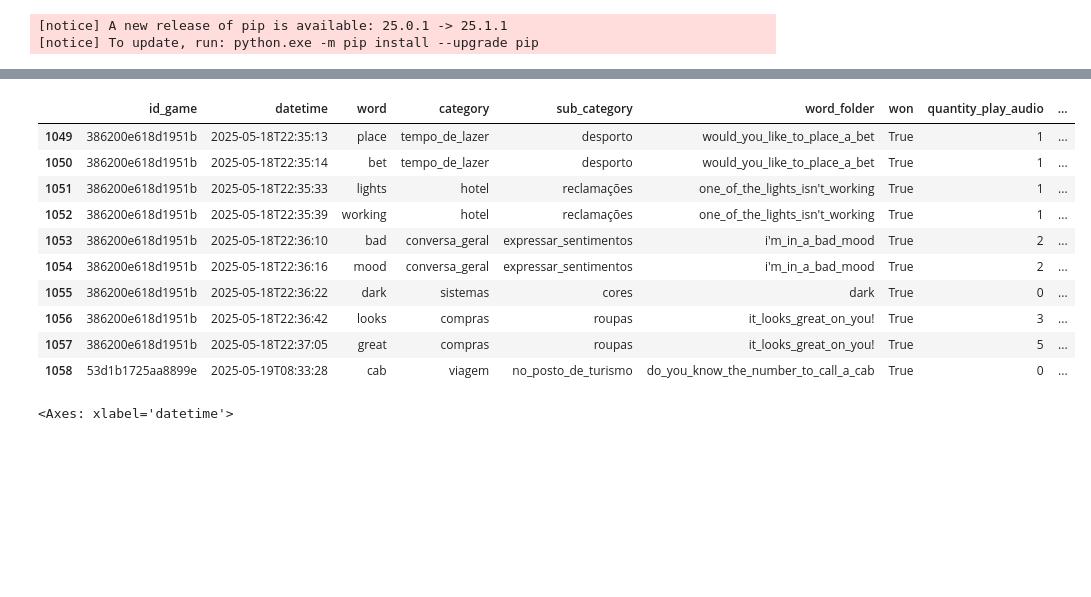
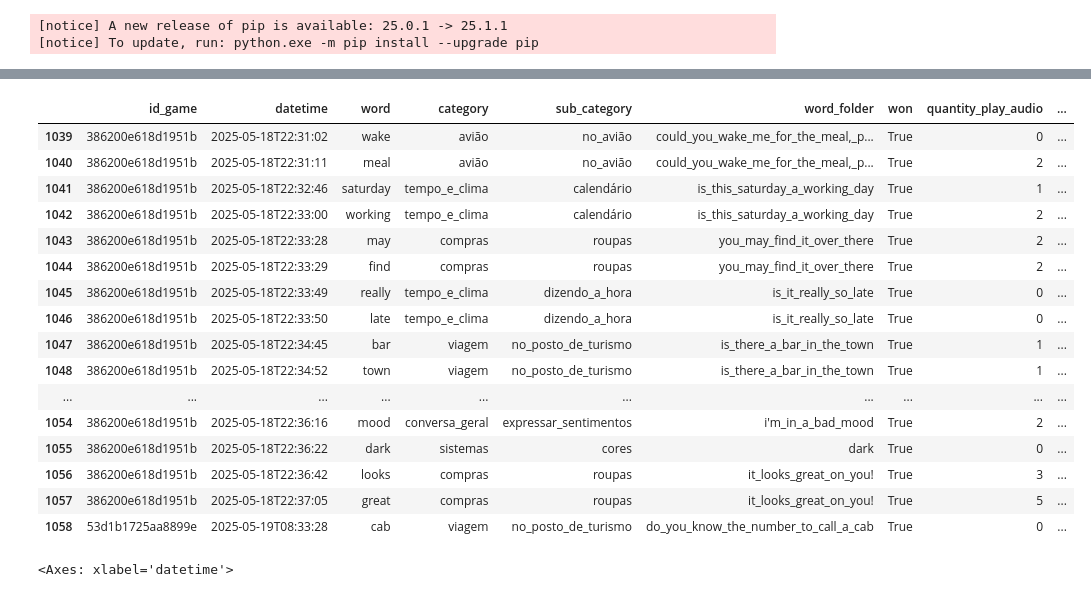
Before and after one commit to GuilhermeBranddao/fast-english, a Jupyter notebook: app/stats_words/generate_statistc.ipynb, the cells around one changed output, grey strips where cells are left out. Saved outputs shown, nothing was run; the diff lists cells and outputs as text; code cells hidden in the pictures; blank space fills up the shorter version.

```diff
--- a/app/stats_words/generate_statistc.ipynb
+++ b/app/stats_words/generate_statistc.ipynb
@@ -42,16 +27,22 @@ os.chdir("..")
 # %%
 import pandas as pd
 
 # df = pd.read_csv("database/infos/game_data_hangman.csv")
 df = pd.read_csv("database/infos/game_data_word_shuffle_game.csv")
-df.tail(10)
+df.tail(20)
 # %% [output]
 |  | id_game | datetime | word | category | sub_category | word_folder | won | quantity_play_audio | ... |
-| 1049 | 386200e618d1951b | 2025-05-18T22:35:13 | place | tempo_de_lazer | desporto | would_you_like_to_place_a_bet | True | 1 | ... |
-| 1050 | 386200e618d1951b | 2025-05-18T22:35:14 | bet | tempo_de_lazer | desporto | would_you_like_to_place_a_bet | True | 1 | ... |
-| 1051 | 386200e618d1951b | 2025-05-18T22:35:33 | lights | hotel | reclamações | one_of_the_lights_isn't_working | True | 1 | ... |
-| 1052 | 386200e618d1951b | 2025-05-18T22:35:39 | working | hotel | reclamações | one_of_the_lights_isn't_working | True | 1 | ... |
-| 1053 | 386200e618d1951b | 2025-05-18T22:36:10 | bad | conversa_geral | expressar_sentimentos | i'm_in_a_bad_mood | True | 2 | ... |
+| 1039 | 386200e618d1951b | 2025-05-18T22:31:02 | wake | avião | no_avião | could_you_wake_me_for_the_meal,_p... | True | 0 | ... |
+| 1040 | 386200e618d1951b | 2025-05-18T22:31:11 | meal | avião | no_avião | could_you_wake_me_for_the_meal,_p... | True | 2 | ... |
+| 1041 | 386200e618d1951b | 2025-05-18T22:32:46 | saturday | tempo_e_clima | calendário | is_this_saturday_a_working_day | True | 1 | ... |
+| 1042 | 386200e618d1951b | 2025-05-18T22:33:00 | working | tempo_e_clima | calendário | is_this_saturday_a_working_day | True | 2 | ... |
+| 1043 | 386200e618d1951b | 2025-05-18T22:33:28 | may | compras | roupas | you_may_find_it_over_there | True | 2 | ... |
+| 1044 | 386200e618d1951b | 2025-05-18T22:33:29 | find | compras | roupas | you_may_find_it_over_there | True | 2 | ... |
+| 1045 | 386200e618d1951b | 2025-05-18T22:33:49 | really | tempo_e_clima | dizendo_a_hora | is_it_really_so_late | True | 0 | ... |
+| 1046 | 386200e618d1951b | 2025-05-18T22:33:50 | late | tempo_e_clima | dizendo_a_hora | is_it_really_so_late | True | 0 | ... |
+| 1047 | 386200e618d1951b | 2025-05-18T22:34:45 | bar | viagem | no_posto_de_turismo | is_there_a_bar_in_the_town | True | 1 | ... |
+| 1048 | 386200e618d1951b | 2025-05-18T22:34:52 | town | viagem | no_posto_de_turismo | is_there_a_bar_in_the_town | True | 1 | ... |
+| ... | ... | ... | ... | ... | ... | ... | ... | ... | ... |
 | 1054 | 386200e618d1951b | 2025-05-18T22:36:16 | mood | conversa_geral | expressar_sentimentos | i'm_in_a_bad_mood | True | 2 | ... |
 | 1055 | 386200e618d1951b | 2025-05-18T22:36:22 | dark | sistemas | cores | dark | True | 0 | ... |
 | 1056 | 386200e618d1951b | 2025-05-18T22:36:42 | looks | compras | roupas | it_looks_great_on_you! | True | 3 | ... |
```
Also changed, not shown: parts of 1 cell of this notebook, 3 other files.
